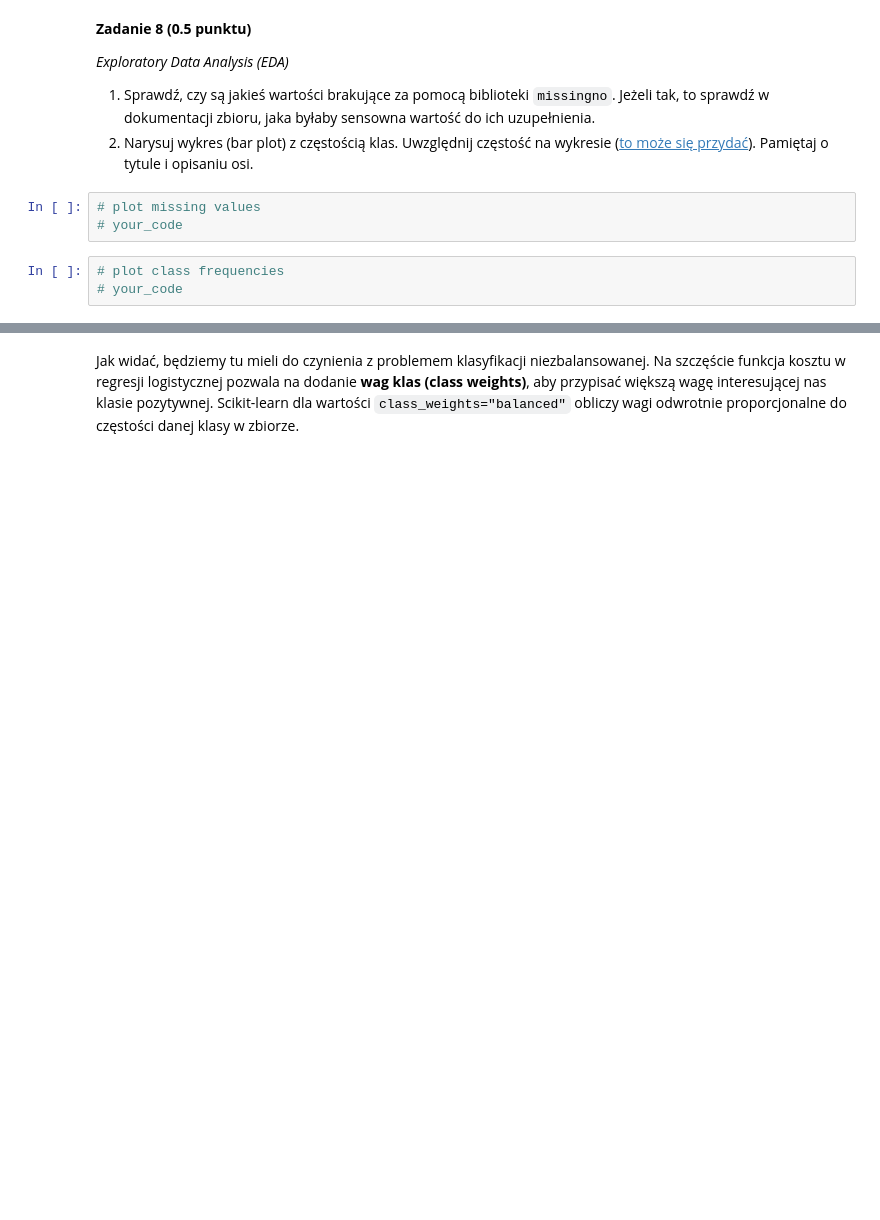
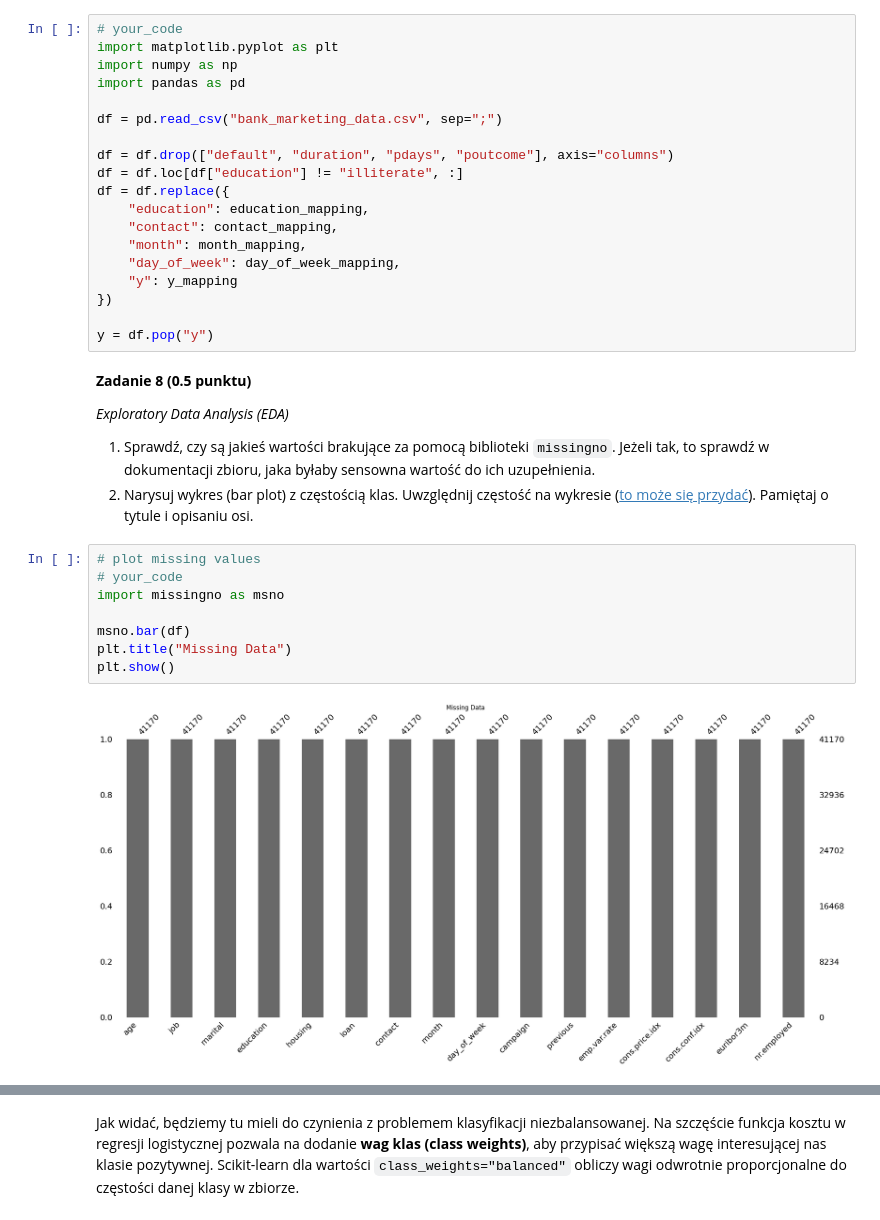
Before and after one commit to jaugustyn02/basics-of-artificial-intelligence, a Jupyter notebook: lab1/lab_1.ipynb, the cells around one changed output, grey strips where cells are left out. Saved outputs shown, nothing was run; the diff lists cells and outputs as text; blank space fills up the shorter version.

```diff
--- a/lab1/lab_1.ipynb
+++ b/lab1/lab_1.ipynb
@@ -1060,3 +1092,22 @@ y_mapping = {
+# %%
+# your_code
+import matplotlib.pyplot as plt
+import numpy as np
+import pandas as pd
+
+df = pd.read_csv("bank_marketing_data.csv", sep=";")
+
+df = df.drop(["default", "duration", "pdays", "poutcome"], axis="columns")
+df = df.loc[df["education"] != "illiterate", :]
+df = df.replace({
+    "education": education_mapping,
+    "contact": contact_mapping,
+    "month": month_mapping,
+    "day_of_week": day_of_week_mapping,
+    "y": y_mapping
+})
+
+y = df.pop("y")
 # %% [markdown]
 **Zadanie 8 (0.5 punktu)**
 
@@ -1064,9 +1115,13 @@ y_mapping = {
 
 1. Sprawdź, czy są jakieś wartości brakujące za pomocą biblioteki `missingno`. Jeżeli tak, to sprawdź w dokumentacji zbioru, jaka byłaby sensowna wartość do ich uzupełnienia.
 2. Narysuj wykres (bar plot) z częstością klas. Uwzględnij częstość na wykresie ([to może się przydać](https://stackoverflow.com/a/68107610/9472066)). Pamiętaj o tytule i opisaniu osi.
-# %%
-# plot missing values
-# your_code
-# %%
-# plot class frequencies
-# your_code
+# %%
+# plot missing values
+# your_code
+import missingno as msno
+
+msno.bar(df)
+plt.title("Missing Data")
+plt.show()
+# %% [output]
+[figure, added]
```
Also changed, not shown: parts of 10 cells of this notebook.
